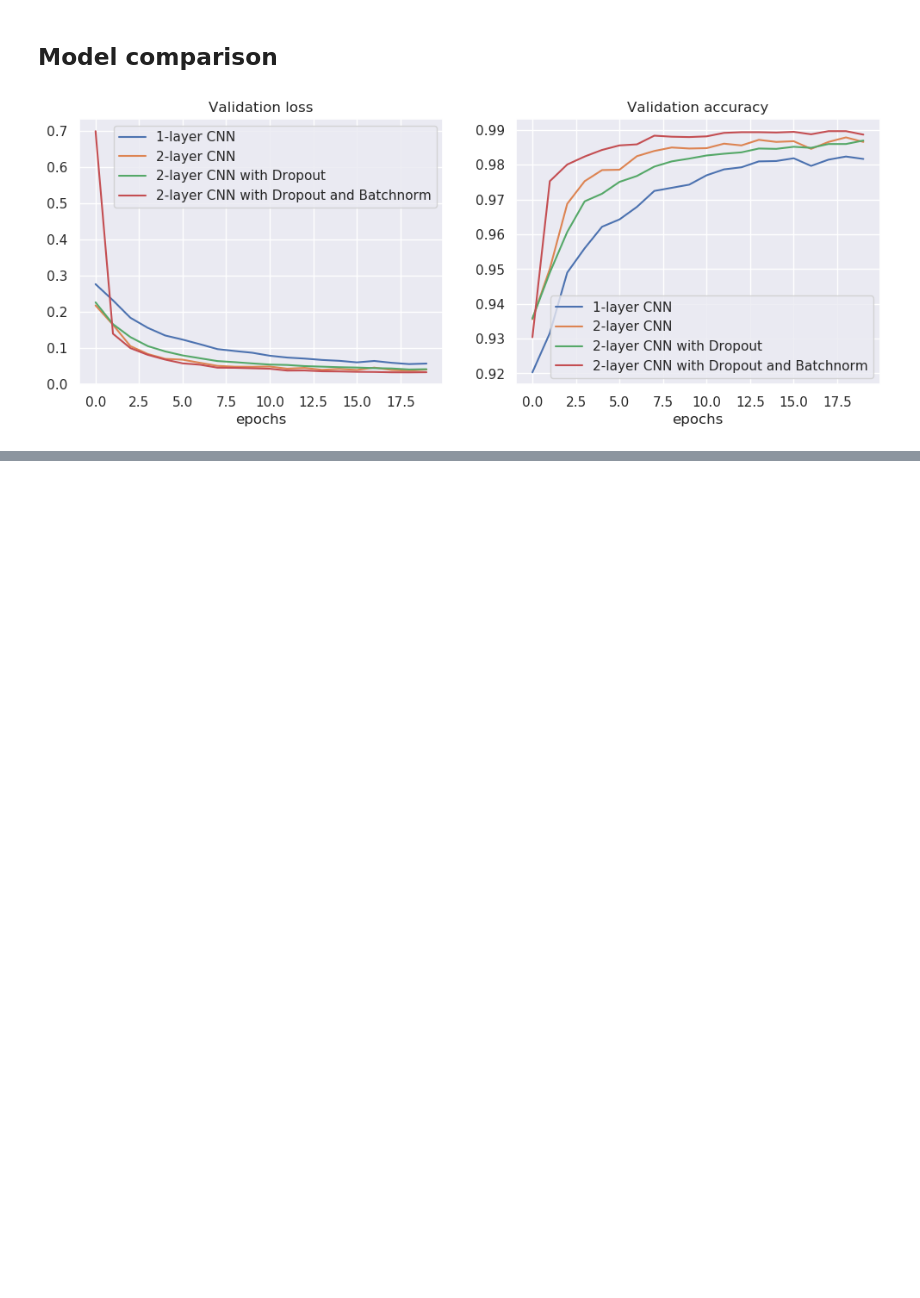
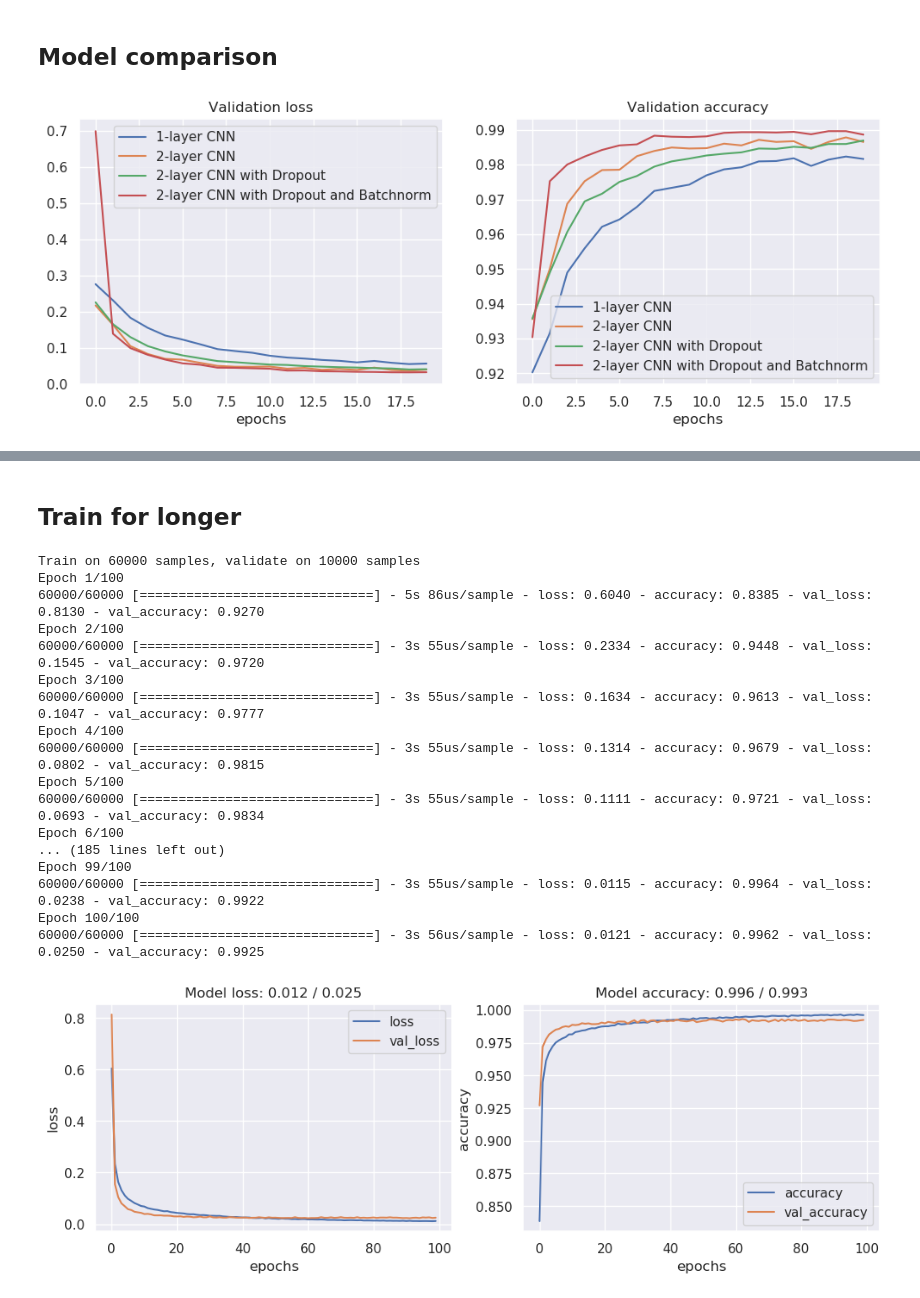
Before and after one commit to stlehmann/ml-mnist, a Jupyter notebook: notebooks/020_cnn_01.ipynb, the cells around one changed output, grey strips where cells are left out. Drawn from its saved outputs; the diff is of its cells as text; code cells hidden in the pictures; blank space fills up the shorter version.

Commit message:
add longer trained model

```diff
--- a/notebooks/020_cnn_01.ipynb
+++ b/notebooks/020_cnn_01.ipynb
@@ -300,0 +320,58 @@ plt.show()
+# %% [markdown]
+## Train for longer
+# %%
+parameters = dict(
+    batch_size=128,
+    n_epochs=100,
+)
+
+# Model creation
+model5 = Sequential()
+model5.add(Conv2D(32, kernel_size=(3, 3), input_shape=(28, 28, 1)))
+model5.add(BatchNormalization())
+model5.add(Activation("relu"))
+model5.add(Conv2D(32, kernel_size=(3, 3)))
+model5.add(BatchNormalization())
+model5.add(Activation("relu"))
+model5.add(MaxPooling2D(pool_size=(2, 2)))
+model5.add(Dropout(0.25))
+model5.add(Flatten())
+model5.add(Dense(128))
+model5.add(Dropout(0.5))
+model5.add(BatchNormalization())
+model5.add(Activation("relu"))
+model5.add(Dense(10, activation="softmax"))
+
+model5.compile(
+    loss=categorical_crossentropy,
+    optimizer=Adadelta(learning_rate=0.1),
+    metrics=["accuracy"]
+)
+history5 = model5.fit(
+    X_train,
+    y_train,
+    batch_size=parameters["batch_size"],
+    epochs=parameters["n_epochs"],
+    verbose=1,
+    validation_data=(X_dev, y_dev),
+)
+mnist.plot_history(history5)
+# %% [output]
+Train on 60000 samples, validate on 10000 samples
+Epoch 1/100
+60000/60000 [==============================] - 5s 86us/sample - loss: 0.6040 - accuracy: 0.8385 - val_loss: 0.8130 - val_accuracy: 0.9270
+Epoch 2/100
+60000/60000 [==============================] - 3s 55us/sample - loss: 0.2334 - accuracy: 0.9448 - val_loss: 0.1545 - val_accuracy: 0.9720
+Epoch 3/100
+60000/60000 [==============================] - 3s 55us/sample - loss: 0.1634 - accuracy: 0.9613 - val_loss: 0.1047 - val_accuracy: 0.9777
+Epoch 4/100
+60000/60000 [==============================] - 3s 55us/sample - loss: 0.1314 - accuracy: 0.9679 - val_loss: 0.0802 - val_accuracy: 0.9815
+Epoch 5/100
+60000/60000 [==============================] - 3s 55us/sample - loss: 0.1111 - accuracy: 0.9721 - val_loss: 0.0693 - val_accuracy: 0.9834
+Epoch 6/100
+... (185 lines left out)
+Epoch 99/100
+60000/60000 [==============================] - 3s 55us/sample - loss: 0.0115 - accuracy: 0.9964 - val_loss: 0.0238 - val_accuracy: 0.9922
+Epoch 100/100
+60000/60000 [==============================] - 3s 56us/sample - loss: 0.0121 - accuracy: 0.9962 - val_loss: 0.0250 - val_accuracy: 0.9925
+[figure, added]
```
Also changed, not shown: parts of 1 cell of this notebook.
